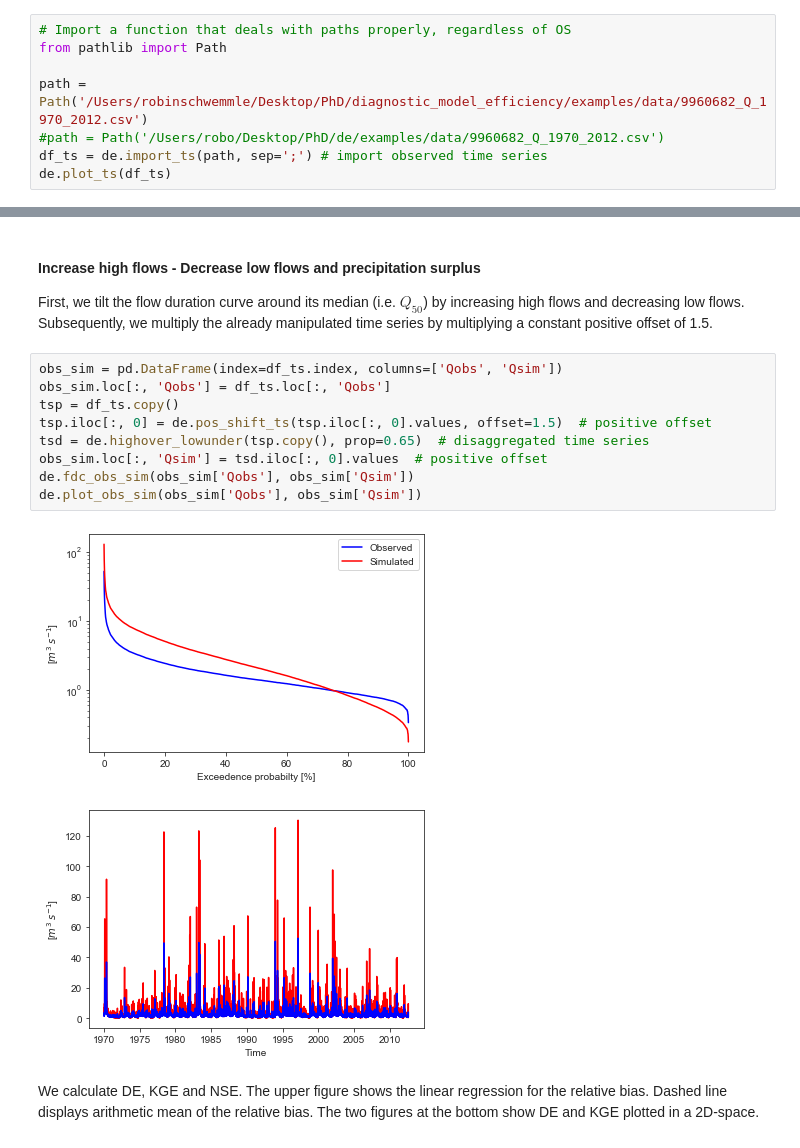
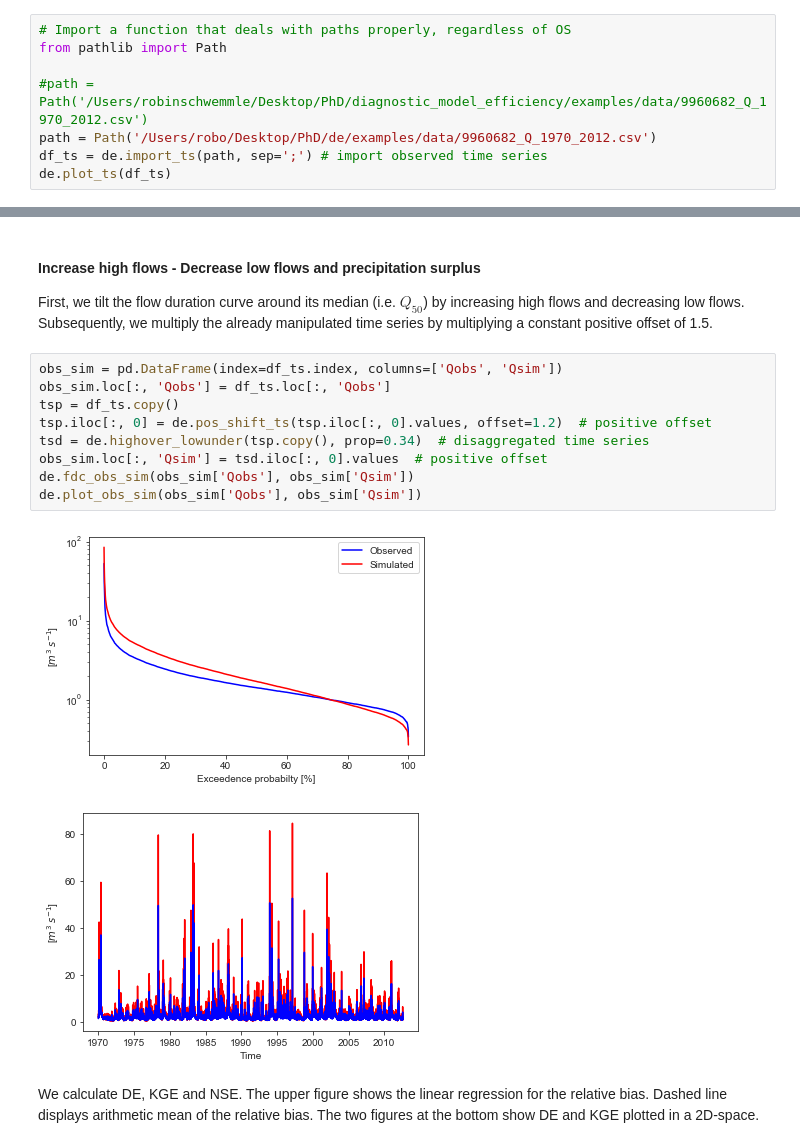
Before and after one commit to Hydrology-IFH/diag-eff, a Jupyter notebook: examples.ipynb, the cells around one changed output, grey strips where cells are left out. Cells and saved outputs as stored; diff of their text form.

```diff
--- a/examples.ipynb
+++ b/examples.ipynb
@@ -45,8 +45,8 @@ First, we import a daily observed streamflow time series and plot the time serie
 # Import a function that deals with paths properly, regardless of OS
 from pathlib import Path
 
-path = Path('/Users/robinschwemmle/Desktop/PhD/diagnostic_model_efficiency/examples/data/9960682_Q_1970_2012.csv')
-#path = Path('/Users/robo/Desktop/PhD/de/examples/data/9960682_Q_1970_2012.csv')
+#path = Path('/Users/robinschwemmle/Desktop/PhD/diagnostic_model_efficiency/examples/data/9960682_Q_1970_2012.csv')
+path = Path('/Users/robo/Desktop/PhD/de/examples/data/9960682_Q_1970_2012.csv')
 df_ts = de.import_ts(path, sep=';') # import observed time series
 de.plot_ts(df_ts)
 # %% [output]
@@ -470,15 +537,15 @@ First, we tilt the flow duration curve around its median (i.e. $Q_{50}$) by incr
 # %%
 obs_sim = pd.DataFrame(index=df_ts.index, columns=['Qobs', 'Qsim'])
 obs_sim.loc[:, 'Qobs'] = df_ts.loc[:, 'Qobs']
 tsp = df_ts.copy()
-tsp.iloc[:, 0] = de.pos_shift_ts(tsp.iloc[:, 0].values, offset=1.5)  # positive offset
-tsd = de.highover_lowunder(tsp.copy(), prop=0.65)  # disaggregated time series
+tsp.iloc[:, 0] = de.pos_shift_ts(tsp.iloc[:, 0].values, offset=1.2)  # positive offset
+tsd = de.highover_lowunder(tsp.copy(), prop=0.34)  # disaggregated time series
 obs_sim.loc[:, 'Qsim'] = tsd.iloc[:, 0].values  # positive offset
 de.fdc_obs_sim(obs_sim['Qobs'], obs_sim['Qsim'])
 de.plot_obs_sim(obs_sim['Qobs'], obs_sim['Qsim'])
 # %% [output]
-[figure, old version]
+[figure, new version]
-[figure, old version]
+[figure, new version]
 # %% [markdown]
 We calculate DE, KGE and NSE. The upper figure shows the linear regression for the relative bias. Dashed line displays arithmetic mean of the relative bias. The two figures at the bottom show DE and KGE plotted in a 2D-space.
 # %%
```
Also changed, not shown: parts of 21 cells of this notebook, 1 other file.
